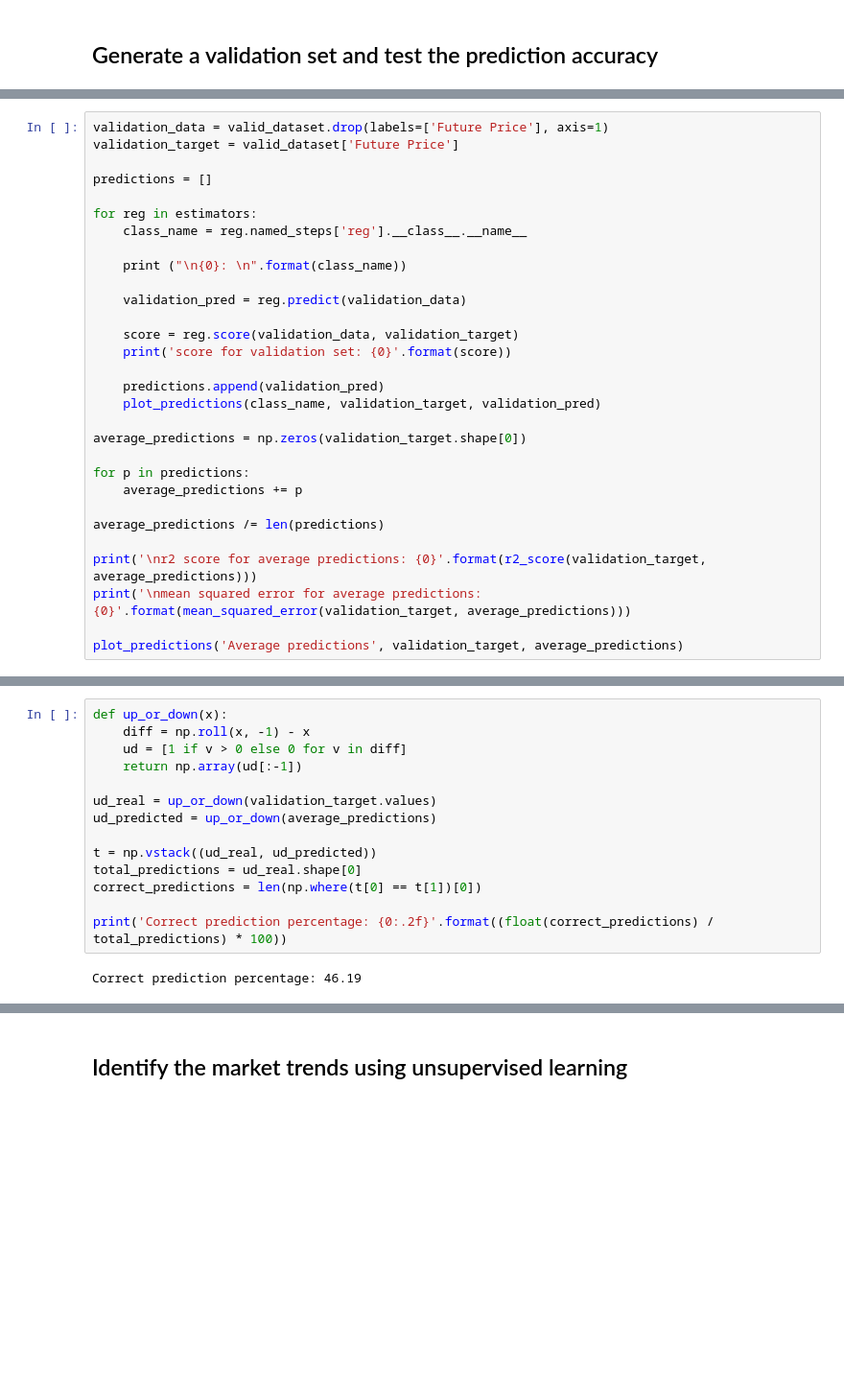
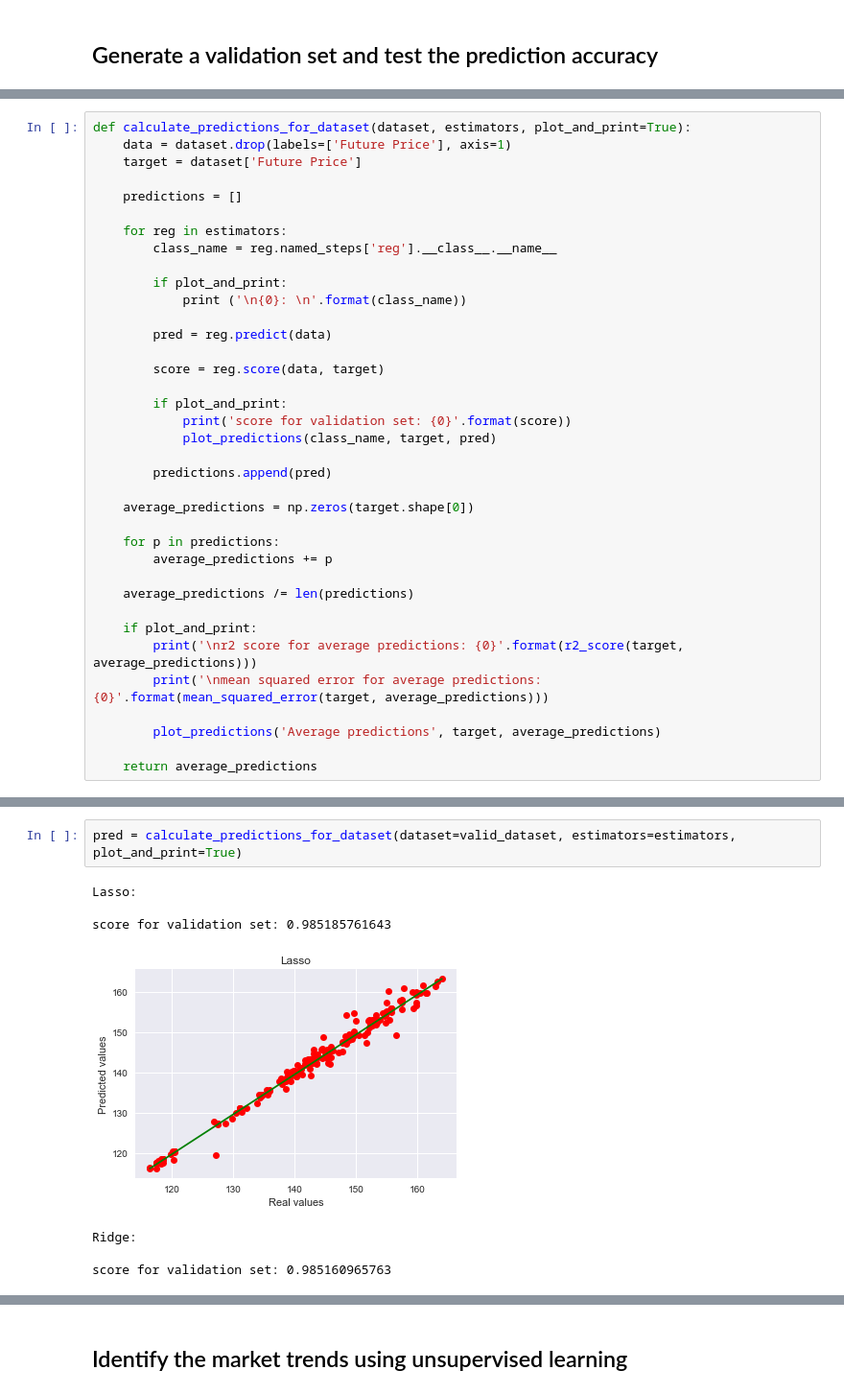
Before and after one commit to iamandicip/ml_projects, a Jupyter notebook: capstone_project/stock_market_forecast.ipynb, the cells around one changed output, grey strips where cells are left out. Shown at 96% size. Saved outputs shown, nothing was run; the diff lists cells and outputs as text; blank space fills up the shorter version.

```diff
--- a/capstone_project/stock_market_forecast.ipynb
+++ b/capstone_project/stock_market_forecast.ipynb
@@ -210,30 +211,37 @@ valid_dataset.head()
 # %%
-validation_data = valid_dataset.drop(labels=['Future Price'], axis=1)
-validation_target = valid_dataset['Future Price']
+def calculate_predictions_for_dataset(dataset, estimators, plot_and_print=True):
+    data = dataset.drop(labels=['Future Price'], axis=1)
+    target = dataset['Future Price']
 
-predictions = []
+    predictions = []
 
-for reg in estimators:
-    class_name = reg.named_steps['reg'].__class__.__name__
+    for reg in estimators:
+        class_name = reg.named_steps['reg'].__class__.__name__
 
-    print ("\n{0}: \n".format(class_name))
+        if plot_and_print:
+            print ('\n{0}: \n'.format(class_name))
 
-    validation_pred = reg.predict(validation_data)
+        pred = reg.predict(data)
 
-    score = reg.score(validation_data, validation_target)
-    print('score for validation set: {0}'.format(score))
+        score = reg.score(data, target)
 
-    predictions.append(validation_pred)
-    plot_predictions(class_name, validation_target, validation_pred)
+        if plot_and_print:
+            print('score for validation set: {0}'.format(score))
+            plot_predictions(class_name, target, pred)
 
-average_predictions = np.zeros(validation_target.shape[0])
+        predictions.append(pred)
 
-for p in predictions:
-    average_predictions += p
+    average_predictions = np.zeros(target.shape[0])
 
-average_predictions /= len(predictions)
+    for p in predictions:
+        average_predictions += p
 
-print('\nr2 score for average predictions: {0}'.format(r2_score(validation_target, average_predictions)))
-print('\nmean squared error for average predictions: {0}'.format(mean_squared_error(validation_target, average_predictions)))
+    average_predictions /= len(predictions)
 
-plot_predictions('Average predictions', validation_target, average_predictions)
+    if plot_and_print:
+        print('\nr2 score for average predictions: {0}'.format(r2_score(target, average_predictions)))
+        print('\nmean squared error for average predictions: {0}'.format(mean_squared_error(target, average_predictions)))
+
+        plot_predictions('Average predictions', target, average_predictions)
+
+    return average_predictions
@@ -261,16 +248,10 @@ mean squared error for average predictions: 1.9985867625
-# %%
-def up_or_down(x):
-    diff = np.roll(x, -1) - x
-    ud = [1 if v > 0 else 0 for v in diff]
-    return np.array(ud[:-1])
-
-ud_real = up_or_down(validation_target.values)
-ud_predicted = up_or_down(average_predictions)
-
-t = np.vstack((ud_real, ud_predicted))
-total_predictions = ud_real.shape[0]
-correct_predictions = len(np.where(t[0] == t[1])[0])
-
-print('Correct prediction percentage: {0:.2f}'.format((float(correct_predictions) / total_predictions) * 100))
-# %% [output]
-Correct prediction percentage: 46.19
+# %%
+pred = calculate_predictions_for_dataset(dataset=valid_dataset, estimators=estimators, plot_and_print=True)
+# %% [output]
+Lasso:
+
+score for validation set: 0.985185761643
+[figure, added]
+Ridge:
+
+score for validation set: 0.985160965763
```
Also changed, not shown: parts of 16 cells of this notebook, 2 other files.
